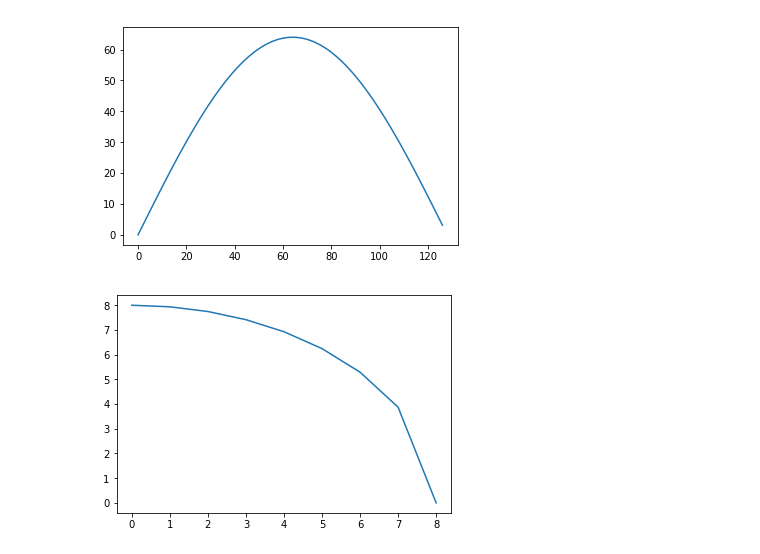
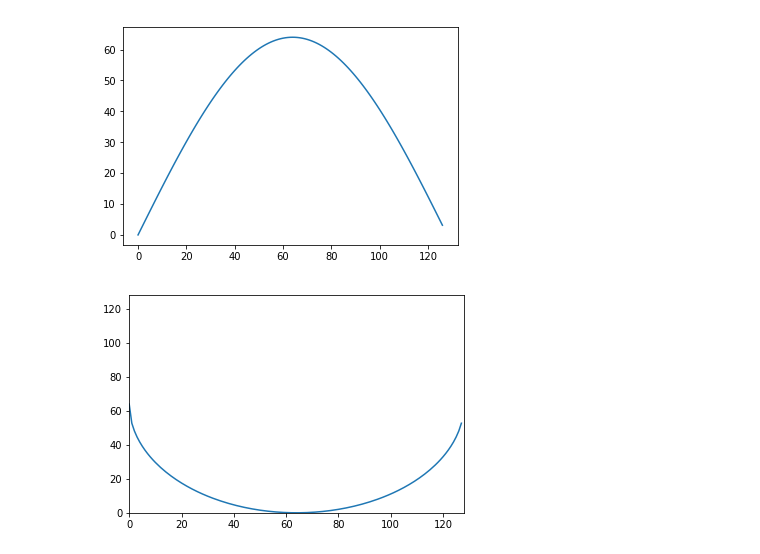
Before and after one commit to drmattyg/happiness, a Jupyter notebook: happiness.ipynb, the cells around one changed output. Cells and saved outputs as stored; diff of their text form; code cells hidden in the pictures.

```diff
--- a/happiness.ipynb
+++ b/happiness.ipynb
@@ -30,11 +30,15 @@ happiness(1)
 [figure]
 # %%
 def happy_circle(r):
-    x = np.arange(0, w - 1, 1)
-    y0 = np.sqrt(r**2 - (w**2)/4)
-    y = np.sqrt(r - x**2) - y0
+    x = np.arange(0, w, 1)
+    d = 0.5*np.sqrt(4*r**2 - (w**2))
+    y0 = h/2 + d
+    x0 = w/2
+    y = -np.sqrt(r**2 - ((x - x0) **2)) + y0
+    plt.xlim(0, w)
+    plt.ylim(0, h)
     plt.plot(x, y)
 # %%
-happy_circle(h/2)
+happy_circle(w/2)
 # %% [output]
-[figure, old version]
+[figure, new version]
```
Also changed, not shown: parts of 2 cells of this notebook, 1 other file.
